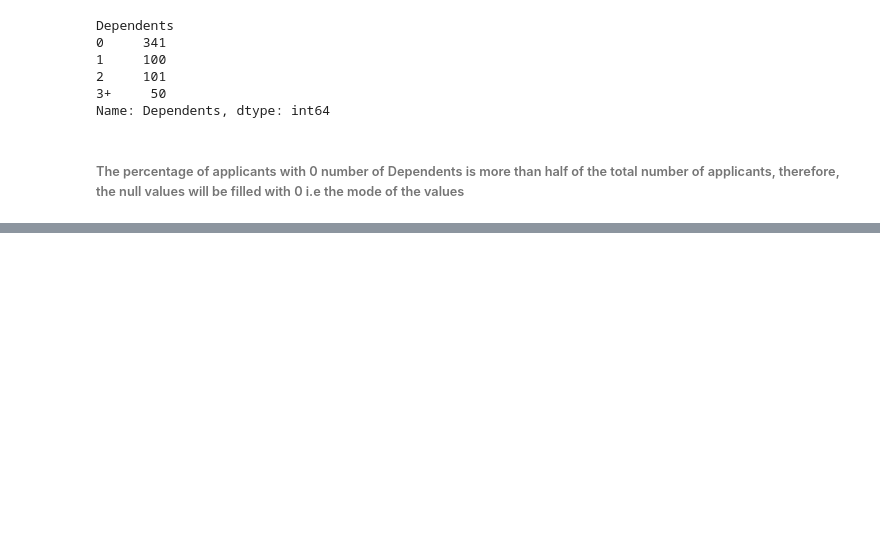
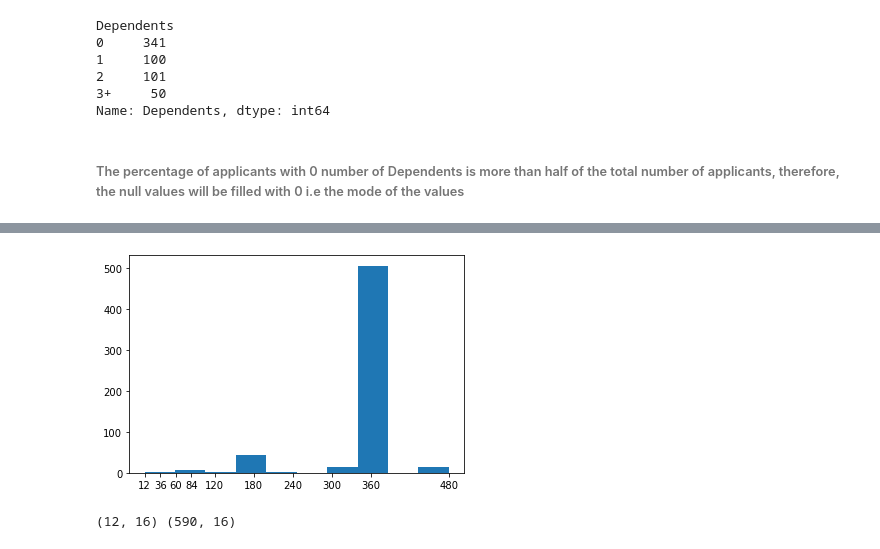
Before and after one commit to OlubiyiMosope/Loan_prediction, a Jupyter notebook: Loan Prediction.ipynb, the cells around one changed output, grey strips where cells are left out. Saved outputs shown, nothing was run; the diff lists cells and outputs as text; code cells hidden in the pictures; blank space fills up the shorter version.

```diff
--- a/Loan Prediction.ipynb
+++ b/Loan Prediction.ipynb
@@ -455,0 +694,3 @@ dtype: int64
+# %%
+train13 = pd.concat([train13.drop('Property_Area', axis=1), Area], axis=1)
+train13.head()
@@ -455,0 +712,7 @@ dtype: int64
+# %%
+lb = LabelBinarizer()
+# %%
+train14 = train13.copy()
+# %%
+train14.Loan_Status = lb.fit_transform(train14.Loan_Status)
+train14.head()
@@ -455,0 +759,11 @@ dtype: int64
+# %%
+plt.hist(train14.Loan_Amount_Term,)
+plt.xticks([12.0, 36.0, 60.0, 84.0, 120.0, 180.0, 240.0, 300.0, 360.0, 480.0]);
+# %% [output]
+[figure, added]
+# %%
+train15a = train14[train14.Loan_Amount_Term.isnull()] # With only NaN values in Loan_Amount_Term column
+train15b = train14[train14.Loan_Amount_Term.notnull()] # Without NaN values in Loan_Amount_Term column
+print(train15a.shape, train15b.shape)
+# %% [output]
+(12, 16) (590, 16)
```
Also changed, not shown: parts of 75 cells of this notebook.
